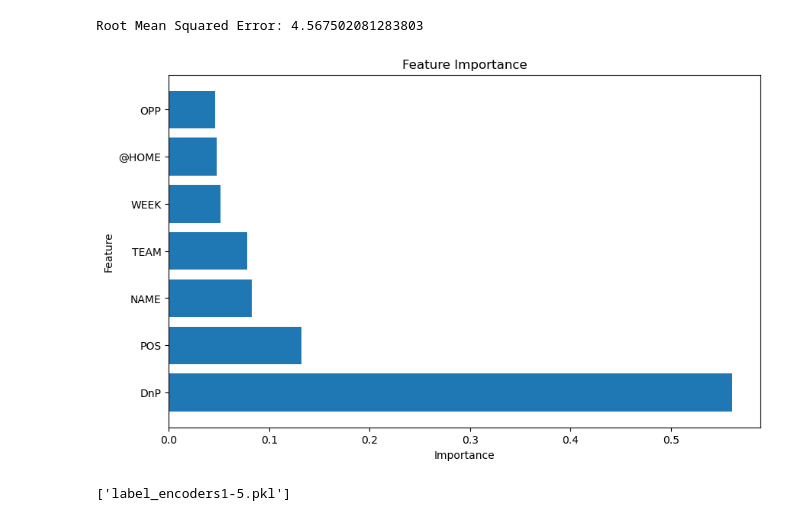
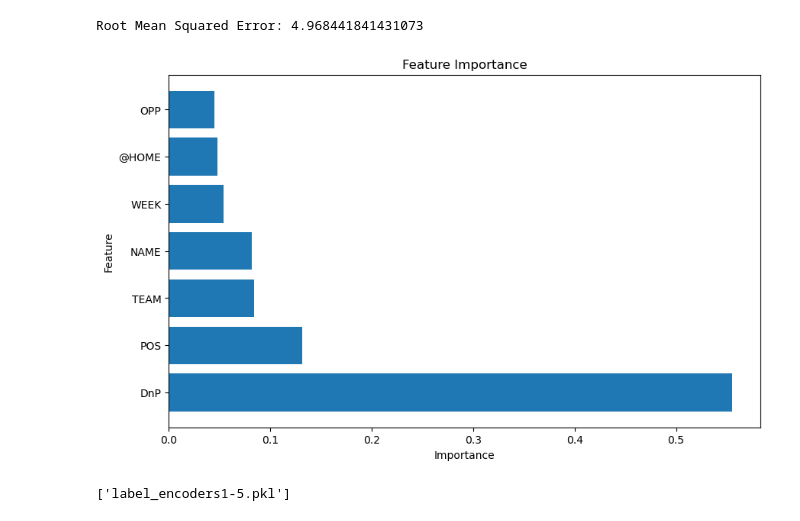
Before and after one commit to DaymonH/FantasyFootballRNN, a Jupyter notebook: xgBoost.ipynb, the cells around one changed output. Cells and saved outputs as stored; diff of their text form; code cells hidden in the pictures.

Commit message:
new weeks of data for the model

```diff
--- a/xgBoost.ipynb
+++ b/xgBoost.ipynb
@@ -8,7 +8,7 @@ from math import sqrt
 import matplotlib.pyplot as plt
 import joblib
 # Load your DataFrame
-data = pd.read_csv('WK_1-6.csv')  # Replace 'your_data.csv' with the actual file path
+data = pd.read_csv('WK_1-7.csv')  # Replace 'your_data.csv' with the actual file path
 data = data.dropna(subset=['WON'])
 
 
@@ -37,41 +37,41 @@ for column in categorical_columns:
 # Sort your data by week
 data.sort_values(by='WEEK', inplace=True)
 # Split the data by week
-train_data = data[data['WEEK'] <= 5]  # Use the first four weeks for training
-test_data = data[data['WEEK'] == 6]   # Use the fifth week for testing
+train_data = data[data['WEEK'] <= 6]  # Use the first four weeks for training
+test_data = data[data['WEEK'] == 7]   # Use the fifth week for testing
 # Define the features and target variable
 # Separate features and target variables for training and testing
 X_train = train_data[features]
 y_train = train_data[target]
 X_test = test_data[features]
 y_test = test_data[target]
 # Create and train the XGBoost model
 model = xgb.XGBRegressor(objective='reg:squarederror', random_state=42)
 model.fit(X_train, y_train)
 # Make predictions on the test set
 y_pred = model.predict(X_test)
 # Evaluate the model using RMSE (Root Mean Squared Error)
 rmse = sqrt(mean_squared_error(y_test, y_pred))
 print(f"Root Mean Squared Error: {rmse}")
 
 
 
 
 
 # Get feature importances from the model
 feature_importance = model.feature_importances_
 feature_names = model.get_booster().feature_names
 feature_importance_df = pd.DataFrame({'Feature': feature_names, 'Importance': feature_importance})
 feature_importance_df = feature_importance_df.sort_values(by='Importance', ascending=False)
 plt.figure(figsize=(10, 6))
 plt.barh(feature_importance_df['Feature'], feature_importance_df['Importance'])
 plt.xlabel('Importance')
 plt.ylabel('Feature')
 plt.title('Feature Importance')
 plt.show()
 # %% [output]
-Root Mean Squared Error: 4.567502081283803
+Root Mean Squared Error: 4.968441841431073
-[figure, old version]
+[figure, new version]
 # %%
 model.save_model('xgboost_model1-5.json')
 joblib.dump(label_encoders, 'label_encoders1-5.pkl')
```
Also changed, not shown: parts of 1 cell of this notebook, 3 other files.
